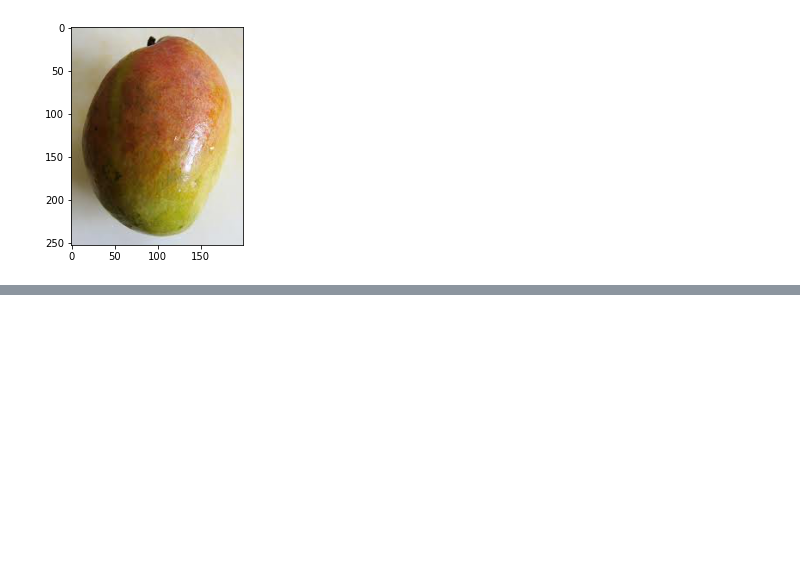
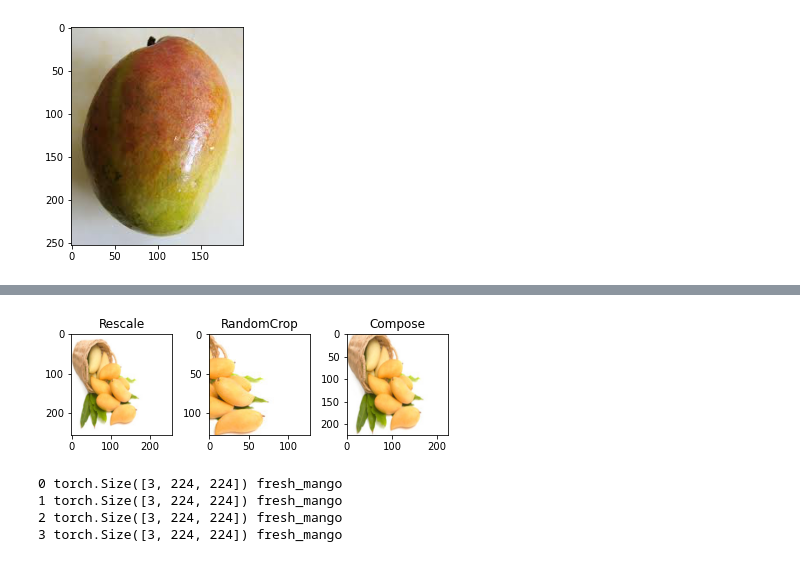
Before and after one commit to ShawonAshraf/experiments, a Jupyter notebook: pytorch-dataloader-image/pytorch-dataloader-image.ipynb, the cells around one changed output, grey strips where cells are left out. Drawn from its saved outputs; the diff is of its cells as text; code cells hidden in the pictures; blank space fills up the shorter version.

```diff
--- a/pytorch-dataloader-image/pytorch-dataloader-image.ipynb
+++ b/pytorch-dataloader-image/pytorch-dataloader-image.ipynb
@@ -73,0 +100,14 @@ class FruitImageDataset(Dataset):
+# %%
+# transorms
+
+class Rescale(object):
+    def __init__(self, output_size):
+        assert isinstance(output_size, (int, tuple))
+        self.output_size = output_size
+
+    def __call__(self, sample):
+        image, label = sample["image"], sample["label"]
+
+        img = transform.resize(image, self.output_size)
+
+        return { "label": label, "image": img }
@@ -73,0 +157,21 @@ class FruitImageDataset(Dataset):
+# %%
+scale = Rescale((256, 256))
+crop = RandomCrop((128, 128))
+
+composed = transforms.Compose([Rescale((256, 256)),
+                               RandomCrop((224, 224))])
+
+fig = plt.figure()
+sample = fruit_imageset[5]
+for i, tsfrm in enumerate([scale, crop, composed]):
+    transformed_sample = tsfrm(sample)
+
+    ax = plt.subplot(1, 3, i + 1)
+    plt.tight_layout()
+    ax.set_title(type(tsfrm).__name__)
+
+    plt.imshow(transformed_sample["image"])
+
+plt.show()
+# %% [output]
+[figure, added]
@@ -73,0 +182,12 @@ class FruitImageDataset(Dataset):
+# %%
+for i in range(len(transformed_dataset)):
+    sample = transformed_dataset[i]
+    print(i, sample["image"].size(), sample["label"])
+
+    if i == 3:
+        break
+# %% [output]
+0 torch.Size([3, 224, 224]) fresh_mango
+1 torch.Size([3, 224, 224]) fresh_mango
+2 torch.Size([3, 224, 224]) fresh_mango
+3 torch.Size([3, 224, 224]) fresh_mango
```
Also changed, not shown: parts of 9 cells of this notebook.
